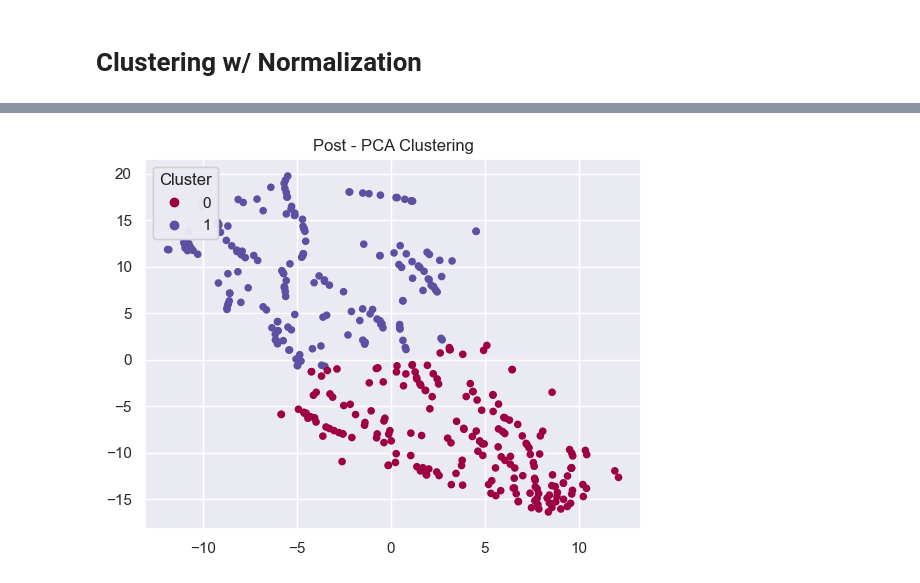
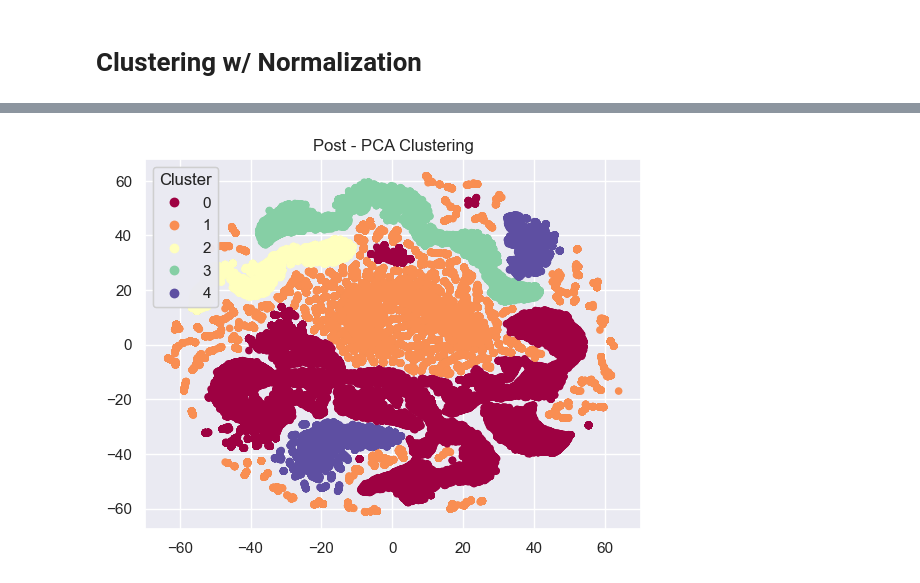
Before and after one commit to MuchoFunkable/wisdmai, a Jupyter notebook: Modeling/Twitter Model Influencer Score Fitting and Clustering copy.ipynb, the cells around one changed output, grey strips where cells are left out. Drawn from its saved outputs; the diff is of its cells as text; code cells hidden in the pictures.

```diff
--- a/Modeling/Twitter Model Influencer Score Fitting and Clustering copy.ipynb
+++ b/Modeling/Twitter Model Influencer Score Fitting and Clustering copy.ipynb
@@ -312,0 +470,6 @@ cluster_df.head()
+# %%
+kmeans = KMeans(n_clusters= 5, random_state = 11)
+kmeans.fit(cluster_df)
+labels = kmeans.labels_
+cluster_df['cluster'] = labels
+cluster_df
@@ -334,2 +523,5 @@ plt.title("Post - PCA Clustering");
 # %% [markdown]
 # Clustering w/ Normalization
+# %%
+cluster_df = cluster_df.drop(['cluster'], axis =1)
+cluster_df
@@ -346,2 +553,7 @@ norm_cluster_df.head()
+# %%
+kmeans = KMeans(n_clusters= 5, random_state = 11)
+kmeans.fit(norm_cluster_df)
+labels =  kmeans.labels_
+norm_cluster_df['cluster'] = labels
 # %%
 norm_data_embed = TSNE(n_components=2, perplexity=50, verbose=2, method='barnes_hut').fit_transform(norm_cluster_df.to_numpy())
@@ -348,19 +578,14 @@ norm_data_embed = TSNE(n_components=2, perplexity=50, verbose=2, method='barnes_
-# %%
-kmeans = KMeans(n_clusters= 2, random_state = 11)
-kmeans.fit(norm_data_embed)
-labels = kmeans.labels_
 # %%
-clusters = ['Cluster 1', 'Cluster 2']
 x, y = norm_data_embed[:, 0], norm_data_embed[:, 1]
 
 
 fig, ax = plt.subplots()
 scatter = ax.scatter(x, y, c=labels, s=20 ,cmap="Spectral")
 
-legend = ax.legend(*scatter.legend_elements(num=1),
+legend = ax.legend(*scatter.legend_elements(num=4),
                     loc="upper left", title="Cluster")
 
 ax.add_artist(legend)
 plt.title("Post - PCA Clustering");
 # %% [output]
-[figure, old version]
+[figure, new version]
```
Also changed, not shown: parts of 39 cells of this notebook, 1 other file.
